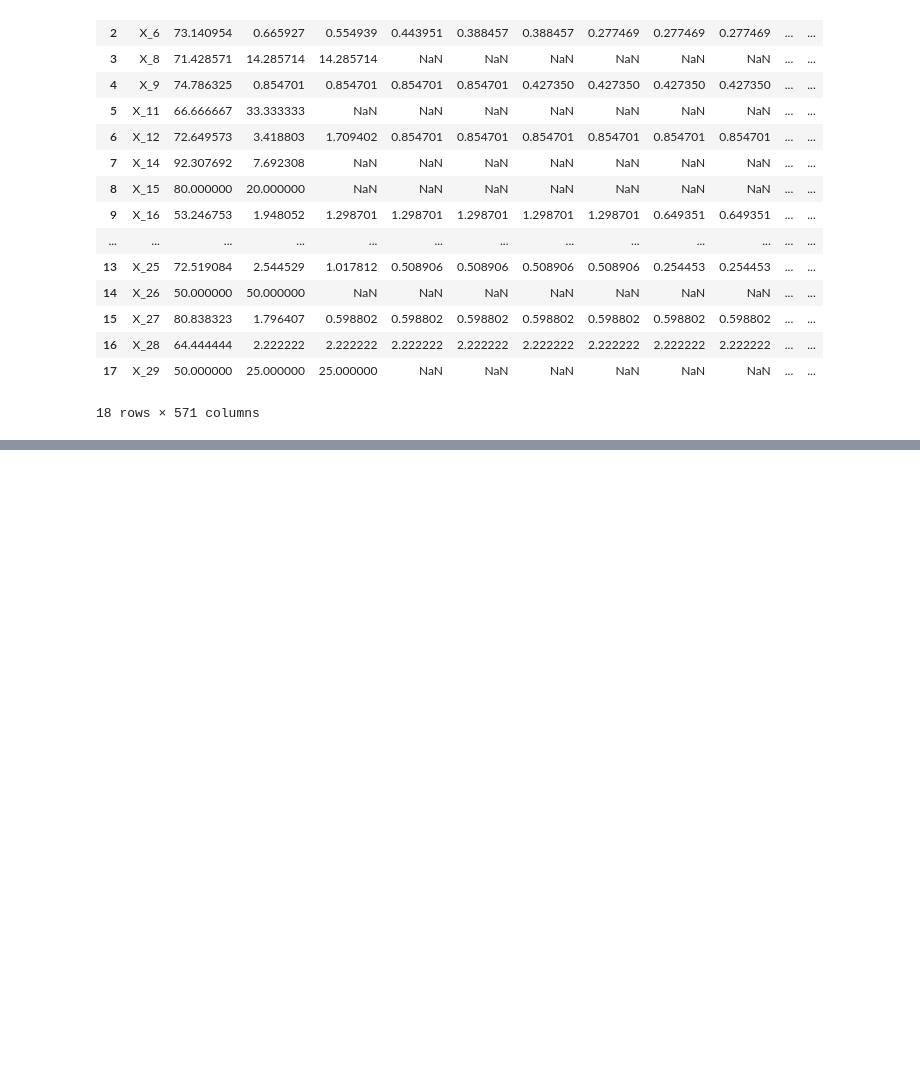
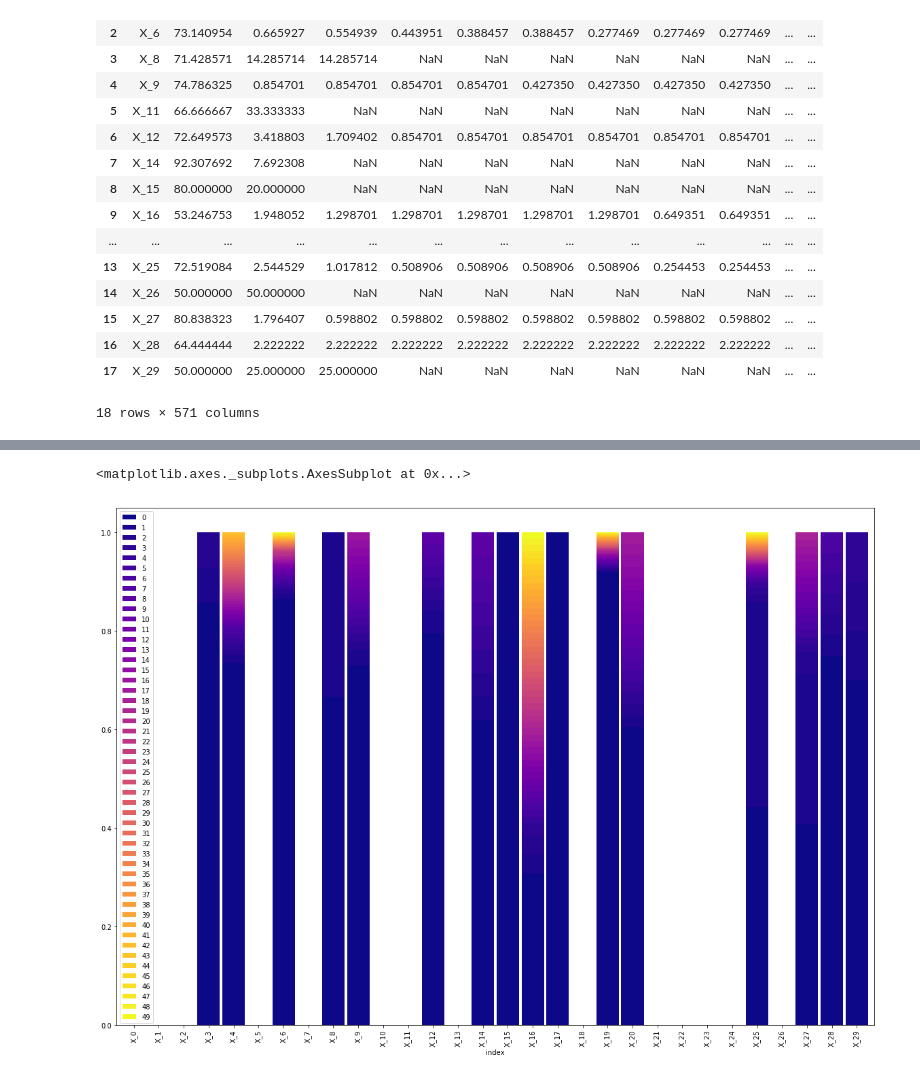
Before and after one commit to chena2247/CRISPR-Pools-Data-Analysis, a Jupyter notebook: PCR Multiplex.ipynb, the cells around one changed output, grey strips where cells are left out. Saved outputs shown, nothing was run; the diff lists cells and outputs as text; code cells hidden in the pictures; blank space fills up the shorter version.

```diff
--- a/PCR Multiplex.ipynb
+++ b/PCR Multiplex.ipynb
@@ -1683,0 +1852,25 @@ output contigs: 1406
+# %%
+## Creating third stacked bar graph
+
+mod = locus_df.set_index('index')
+del mod['Total']
+mod = mod.iloc[:, : 50]
+mod.insert(0, 'Total', mod.sum(axis=1))
+
+for index, row in mod.iterrows():
+    total = mod.loc[index,'Total']
+    i=0
+    while i<50:
+        ##print mod.loc[index,str(i)]/total
+        mod.loc[index,str(i)] = mod.loc[index,str(i)]/total
+        i=i+1
+        ##mod.loc[index,str(i)]
+
+del mod['Total']
+
+mod.plot.bar(stacked=True, cmap='plasma', figsize=(20,14), width=0.9)
+
+    ##mod.iloc[index, row]
+# %% [output]
+<matplotlib.axes._subplots.AxesSubplot at 0x...>
+[figure, added]
```
Also changed, not shown: parts of 14 cells of this notebook.
